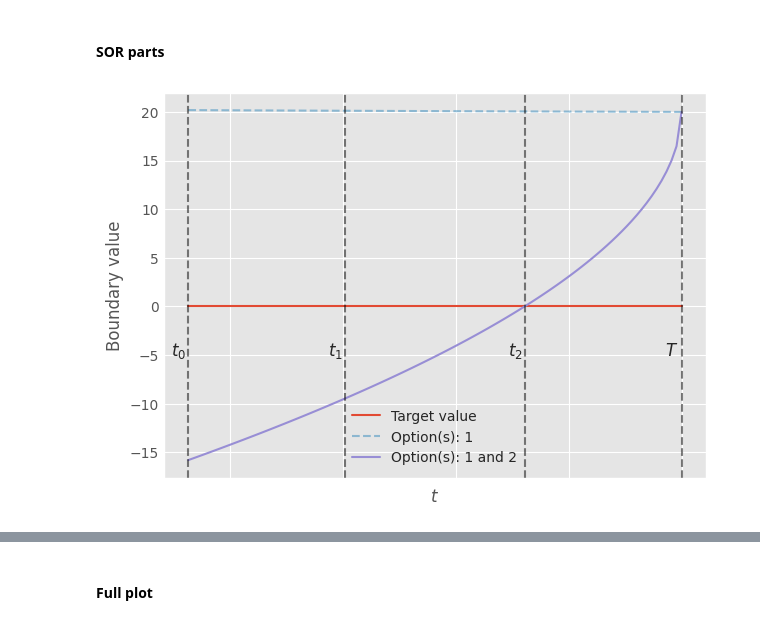
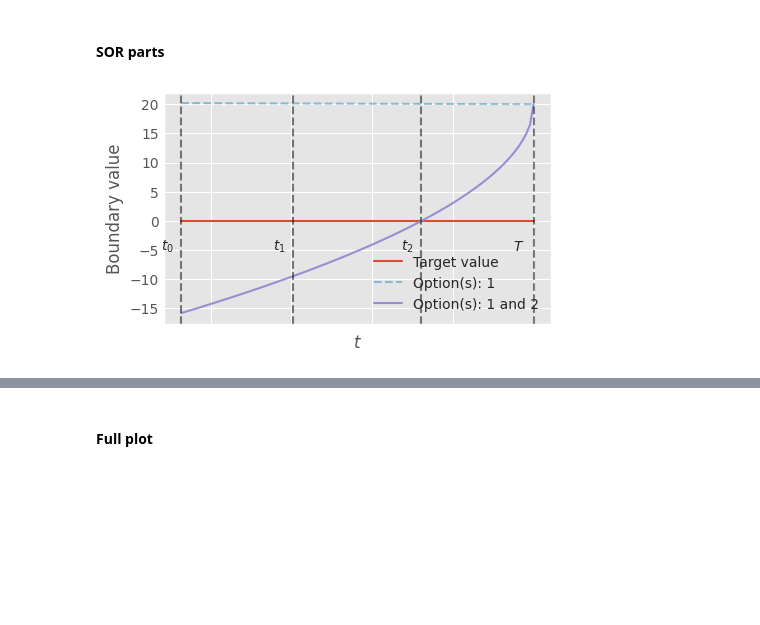
Before and after one commit to krantamaki/least_squares_hedge, a Jupyter notebook: examples/plots/plots.ipynb, the cells around one changed output, grey strips where cells are left out. Cells and saved outputs as stored; diff of their text form; code cells hidden in the pictures; blank space fills up the shorter version.

Commit message:
Fixes to the plots for presentation

```diff
--- a/examples/plots/plots.ipynb
+++ b/examples/plots/plots.ipynb
@@ -315,41 +315,41 @@ lsh_option_positions = np.array([bs_factory(1.0, options[0].strike, r, s),
 # %% [markdown]
 #### SOR parts
 # %%
-fig, ax = plt.subplots(1, 1, figsize=(7, 5))
+fig, ax = plt.subplots(1, 1, figsize=(5, 3))
 
 sor_option_parts_start = np.array([bs_factory(n_option1, options[0].strike, r, s)])
 
 sor_option_parts_end = np.array([bs_factory(n_option1, options[0].strike, r, s),
                                  bs_factory(n_option2, options[1].strike, r, s)])
 
 sor_start_y = np.array([sum([sor_option_parts_start[i](120, option_tt[i, j]) for i in range(len(sor_option_parts_start))]) for j in range(len(tt))])
 sor_end_y = np.array([sum([sor_option_parts_end[i](120, option_tt[i, j]) for i in range(len(sor_option_parts_end))]) for j in range(len(tt))])
 
 ax.plot(tt, [0] * 100, label="Target value")
 ax.plot(tt, sor_start_y, '--', alpha=0.5, label="Option(s): 1")
 ax.plot(tt, sor_end_y, label="Option(s): 1 and 2")
 
 ax.axvline(0, alpha=0.5, color='black', linestyle='dashed')
 ax.axvline(t2.timedelta(T), alpha=0.5, color='black', linestyle='dashed')
 ax.axvline(t1.timedelta(T), alpha=0.5, color='black', linestyle='dashed')
 ax.axvline(t0.timedelta(T), alpha=0.5, color='black', linestyle='dashed')
 
-ax.text(0 + 0.003, -5, "$T$", fontsize=12)
-ax.text(t2.timedelta(T) + 0.003, -5, "$t_2$", fontsize=12)
-ax.text(t1.timedelta(T) + 0.003, -5, "$t_1$", fontsize=12)
-ax.text(t0.timedelta(T) + 0.003, -5, "$t_0$", fontsize=12)
+ax.text(0 + 0.005, -5, "$T$", fontsize=10)
+ax.text(t2.timedelta(T) + 0.005, -5, "$t_2$", fontsize=10)
+ax.text(t1.timedelta(T) + 0.005, -5, "$t_1$", fontsize=10)
+ax.text(t0.timedelta(T) + 0.005, -5, "$t_0$", fontsize=10)
 
 ax.set_ylabel("Boundary value")
 ax.set_xlabel("$t$")
 
 plt.gca().axes.xaxis.set_inverted(True)
 plt.gca().axes.xaxis.set_ticklabels([])
 
 plt.legend()
 
 fig.savefig(project_root / "figures" / "sor_parts_1.pdf")
 
 plt.show()
 # %% [output]
-[figure, old version]
+[figure, new version]
 # %%
```
Also changed, not shown: parts of 2 cells of this notebook, 8 other files.
